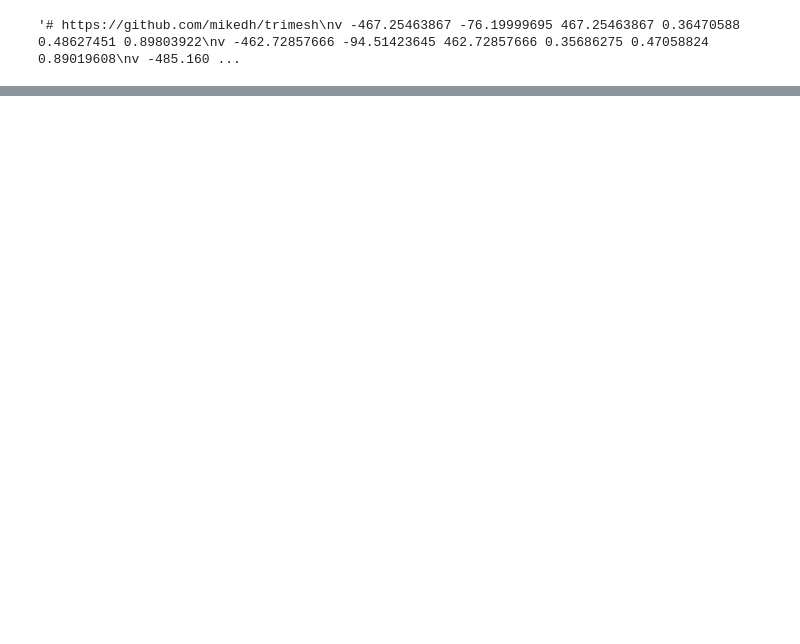
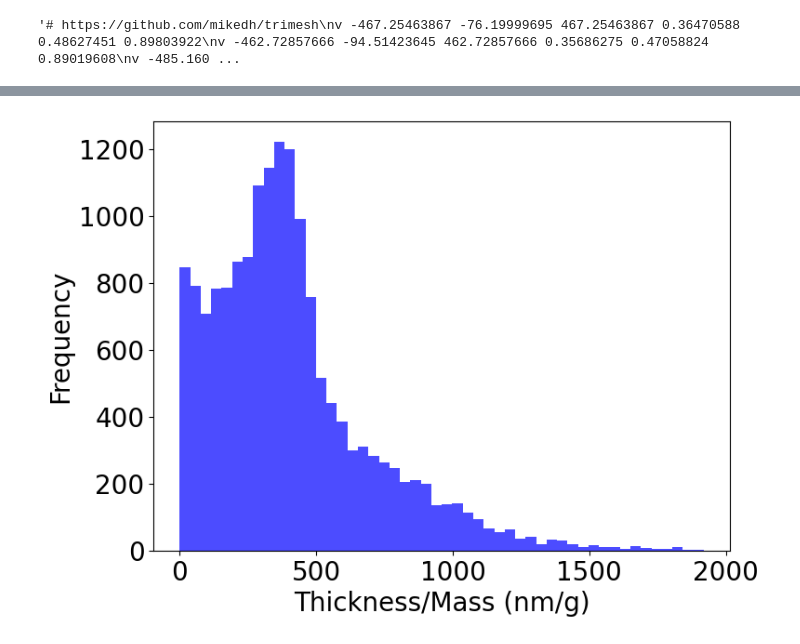
Before and after one commit to LTXb-PPPL/CoPS-Li, a Jupyter notebook: post_process.ipynb, the cells around one changed output, grey strips where cells are left out. Drawn from its saved outputs; the diff is of its cells as text; code cells hidden in the pictures; blank space fills up the shorter version.

```diff
--- a/post_process.ipynb
+++ b/post_process.ipynb
@@ -1,31 +0,0 @@
-# %%
-
-import read
-geo_dir = '/p/ltxdata/Li_evporator/Li_Evap_Source/Fortran_Source/CAD_Source/geom_mark2'
-#geo_dir = '/p/ltxdata/Li_evporator/test_geom'
-geom = read.geometry(geo_dir)
-import numpy as np
-import matplotlib.pyplot as plt
-from mpl_toolkits.mplot3d import Axes3D
-
-fig = plt.figure(figsize=(10,10))
-ax = fig.add_subplot(111, projection='3d')
-
-show_faces = [i for i in range(0,366)]
-show_norms = [i for i in range(350,366)]
-X = np.array(geom['source']['x'])[show_faces]
-Y = np.array(geom['source']['y'])[show_faces]
-Z = np.array(geom['source']['z'])[show_faces]
-C = np.array(geom['source']['centroid'])[show_faces]
-N = np.array(geom['source']['norm'])[show_faces]
-index = np.array([i for i in range(len(geom['source']['x']))])[show_faces]
-
-
-import show
-for i,x,y,z,c,n in zip(index,X,Y,Z,C,N):
-	show.patch(ax,x,y,z,0)
-	if i in show_norms:
-		ax.quiver(c[0],c[1],c[2],n[0],n[1],n[2],length=0.5)
-	#ax.quiver(c[0],c[1],c[2],n[0],n[1],n[2],length=0.5)
-
-show.set_axes_equal(ax)
@@ -108,0 +68,16 @@ len(np.where(reduced_mesh.data['attr']== 8833)[0])
+# %%
+# creat and store histogram of thickness
+
+fig, ax = plt.subplots(figsize=(8,6))
+# remove 0 thickness values
+thickness = thickness[thickness>0]
+ax.hist(thickness, bins=50, color='blue', alpha=0.7)
+# set x and y labels
+ax.set_xlabel('Thickness/Mass (nm/g)', fontsize=20)
+ax.set_ylabel('Frequency', fontsize=20)
+# increase font size of ticks
+ax.tick_params(axis='both', which='major', labelsize=20)
+# save the figure
+plt.savefig('histogram.png', dpi=100)
+# %% [output]
+[figure, added]
```
Also changed, not shown: parts of 11 cells of this notebook, 4 other files.
